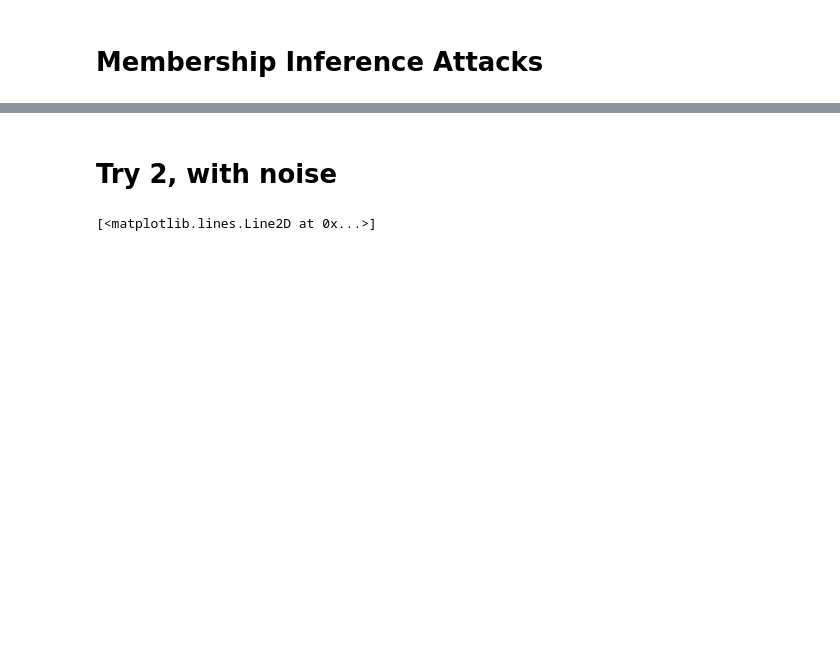
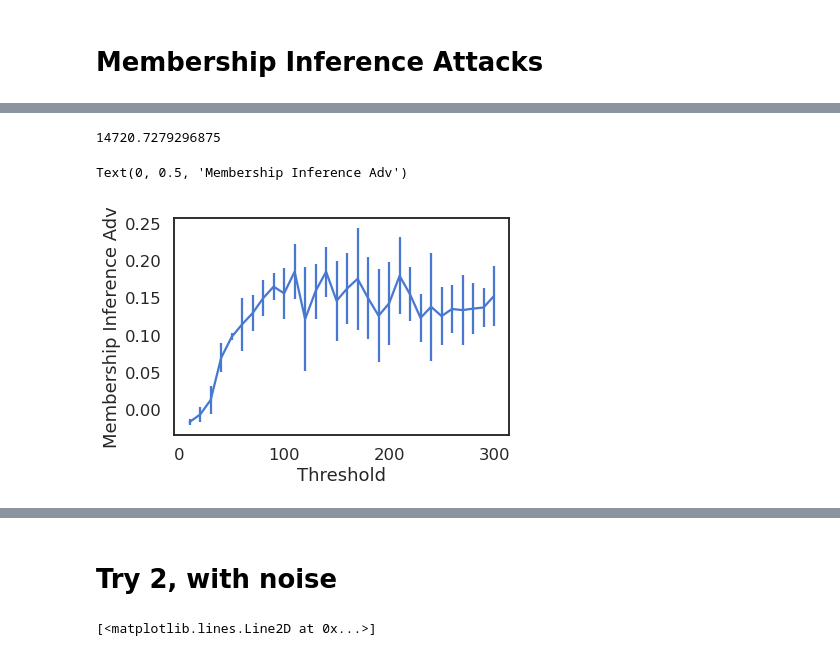
Before and after one commit to twosixlabs/csl, a Jupyter notebook: experiments/immediate_sensitivity/Regression Membership Inference.ipynb, the cells around one changed output, grey strips where cells are left out. Drawn from its saved outputs; the diff is of its cells as text; code cells hidden in the pictures; blank space fills up the shorter version.

```diff
--- a/experiments/immediate_sensitivity/Regression Membership Inference.ipynb
+++ b/experiments/immediate_sensitivity/Regression Membership Inference.ipynb
@@ -380,0 +520,11 @@ NameError: name 'train_loss' is not defined
+# %%
+results['losses'][14]
+# %% [output]
+14720.7279296875
+# %%
+plt.errorbar(results['thresholds'], results['advs'], results['adv_stds'])
+plt.xlabel('Threshold')
+plt.ylabel('Membership Inference Adv')
+# %% [output]
+Text(0, 0.5, 'Membership Inference Adv')
+[figure, added]
```
Also changed, not shown: parts of 39 cells of this notebook.
